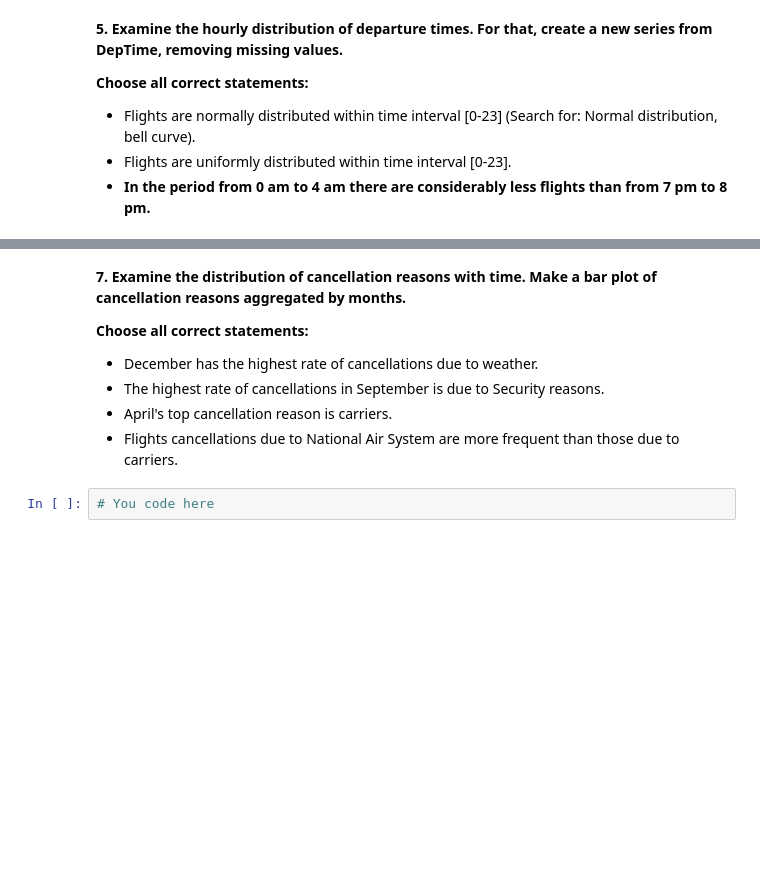
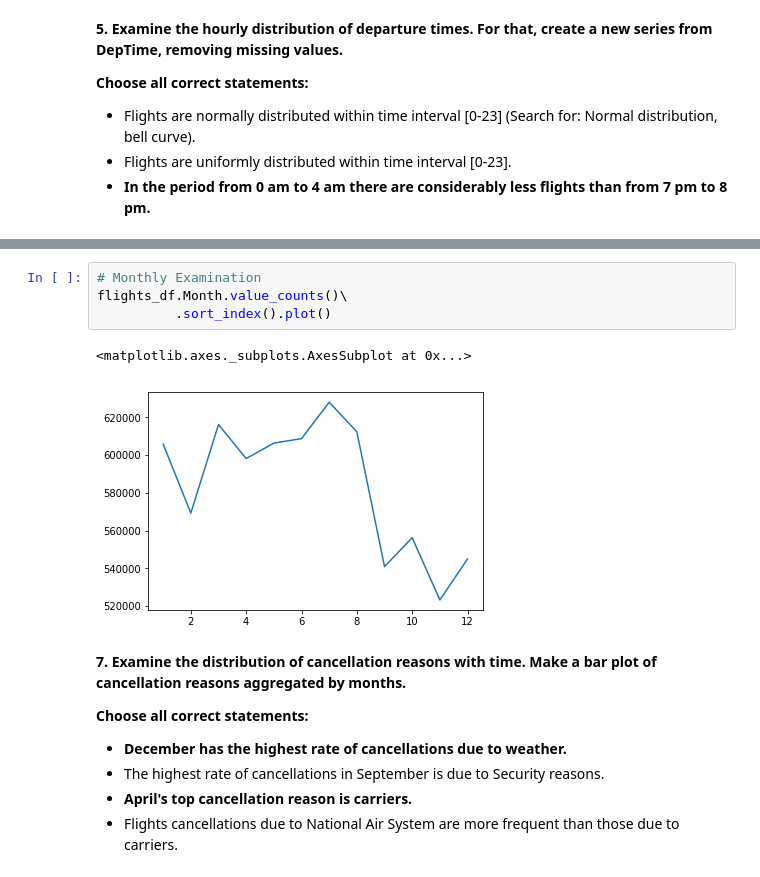
Before and after one commit to kazimanil/mlcourse.ai, a Jupyter notebook: mlcourse_2/mlcourse_2.ipynb, the cells around one changed output, grey strips where cells are left out. Cells and saved outputs as stored; diff of their text form; blank space fills up the shorter version.

```diff
--- a/mlcourse_2/mlcourse_2.ipynb
+++ b/mlcourse_2/mlcourse_2.ipynb
@@ -329,10 +278,15 @@ NormaltestResult(statistic=1430519.3683802309, pvalue=0.0)
+# %%
+# Monthly Examination
+flights_df.Month.value_counts()\
+          .sort_index().plot()
+# %% [output]
+<matplotlib.axes._subplots.AxesSubplot at 0x...>
+[figure, added]
 # %% [markdown]
 **7. Examine the distribution of cancellation reasons with time. Make a bar plot of cancellation reasons aggregated by months.**
 
 **Choose all correct statements:**
-- December has the highest rate of cancellations due to weather.
+- **December has the highest rate of cancellations due to weather.**
 - The highest rate of cancellations in September is due to Security reasons.
-- April's top cancellation reason is carriers.
+- **April's top cancellation reason is carriers.**
 - Flights cancellations due to National Air System are more frequent than those due to carriers.
-# %%
-# You code here
```
Also changed, not shown: parts of 38 cells of this notebook.
